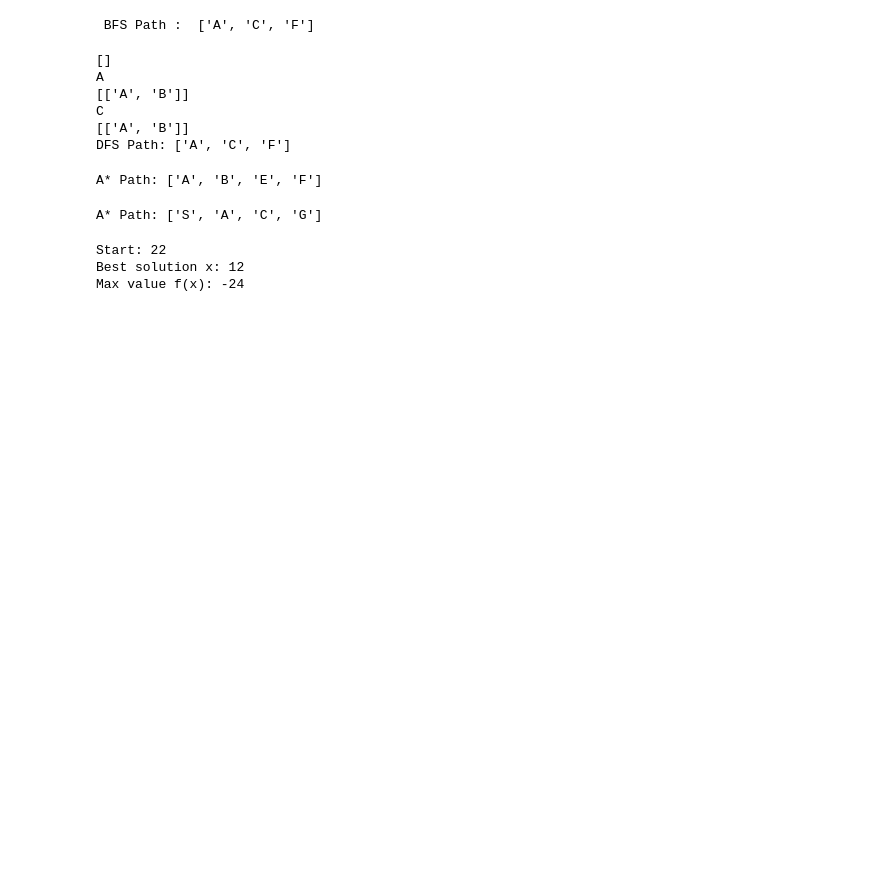
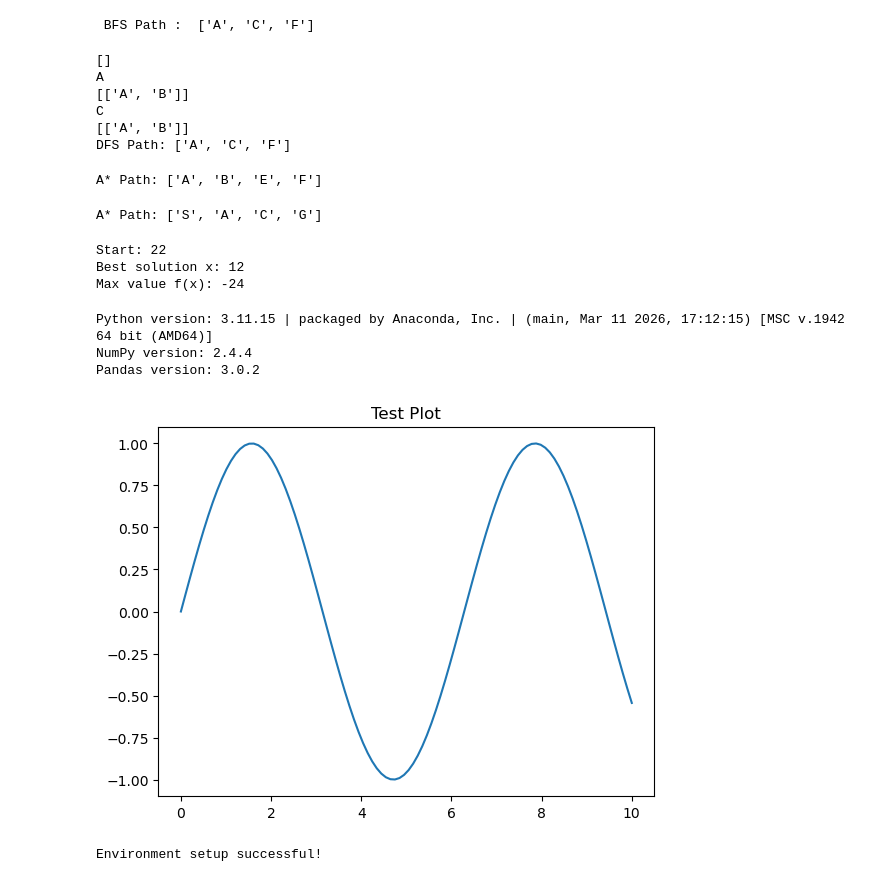
Before and after one commit to katten23cool/ml-lab-course, a Jupyter notebook: labb1.ipynb, the cells around one changed output. Drawn from its saved outputs; the diff is of its cells as text; code cells hidden in the pictures; blank space fills up the shorter version.

```diff
--- a/labb1.ipynb
+++ b/labb1.ipynb
@@ -203,3 +203,27 @@ print("Max value f(x):", value)
 Start: 22
 Best solution x: 12
 Max value f(x): -24
+# %%
+import sys
+import numpy as np
+import pandas as pd
+import matplotlib.pyplot as plt
+
+print("Python version:", sys.version)
+print("NumPy version:", np.__version__)
+print("Pandas version:", pd.__version__)
+
+x = np.linspace(0, 10, 100)
+y = np.sin(x)
+
+plt.plot(x, y)
+plt.title("Test Plot")
+plt.show()
+
+print("Environment setup successful!")
+# %% [output]
+Python version: 3.11.15 | packaged by Anaconda, Inc. | (main, Mar 11 2026, 17:12:15) [MSC v.1942 64 bit (AMD64)]
+NumPy version: 2.4.4
+Pandas version: 3.0.2
+[figure, added]
+Environment setup successful!
```
